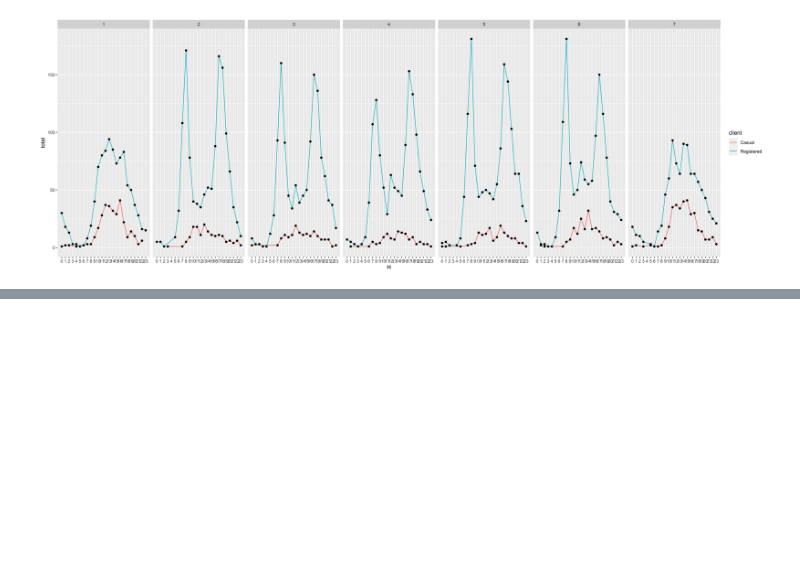
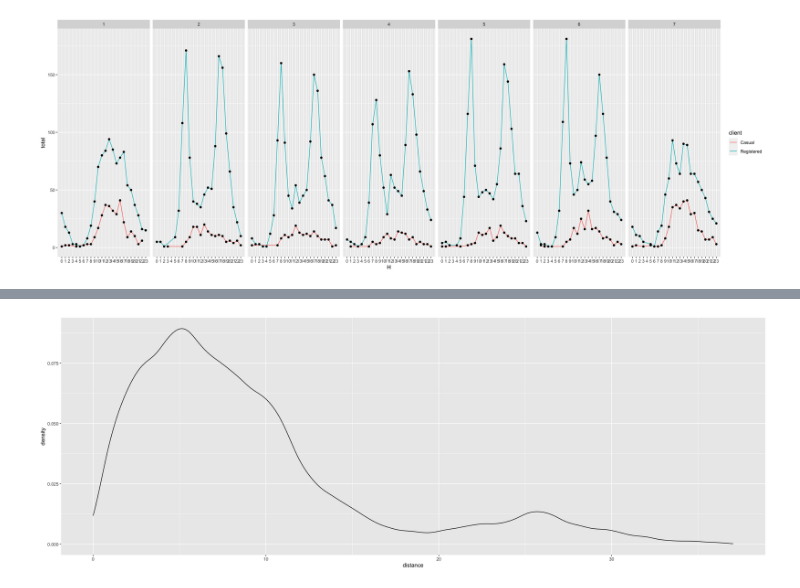
Before and after one commit to stat184-summer2023/a07-ggplot-davefriedman01, a Jupyter notebook: A07.ipynb, the cells around one changed output, grey strips where cells are left out. Saved outputs shown, nothing was run; the diff lists cells and outputs as text; code cells hidden in the pictures; blank space fills up the shorter version.

```diff
--- a/A07.ipynb
+++ b/A07.ipynb
@@ -61,8 +63,8 @@ dbl (4): lat, long, nbBikes, nbEmptyDocks
 ℹ Use `spec()` to retrieve the full column specification for this data.
 ℹ Specify the column types or set `show_col_types = FALSE` to quiet this message.
 # %%
-Stations <-
-  Stations %>%
-    select(lat, long)
-Stations %>%
-  head()
+# Stations <-
+#   Stations %>%
+#     select(lat, long)
+# Stations %>%
+#   head()
@@ -213,0 +212,20 @@ Trips %>%
+# %%
+Simple <-
+  Stations %>%
+    select(name, lat, long) %>%
+    rename(sstation = name)
+Simple2 <-
+  Simple %>%
+    rename(estation = sstation, lat2 = lat, long2 = long)
+StationPairs <-
+  merge(Simple, Simple2, by = NULL)
+PairDistances <-
+  StationPairs %>%
+    mutate(distance = haversine(lat, long, lat2, long2)) %>%
+    select(sstation, estation, distance)
+# %%
+PairDistances %>%
+  ggplot() +
+    geom_density(aes(x = distance))
+# %% [output]
+[figure, added]
```
Also changed, not shown: parts of 8 cells of this notebook, 3 other files.
